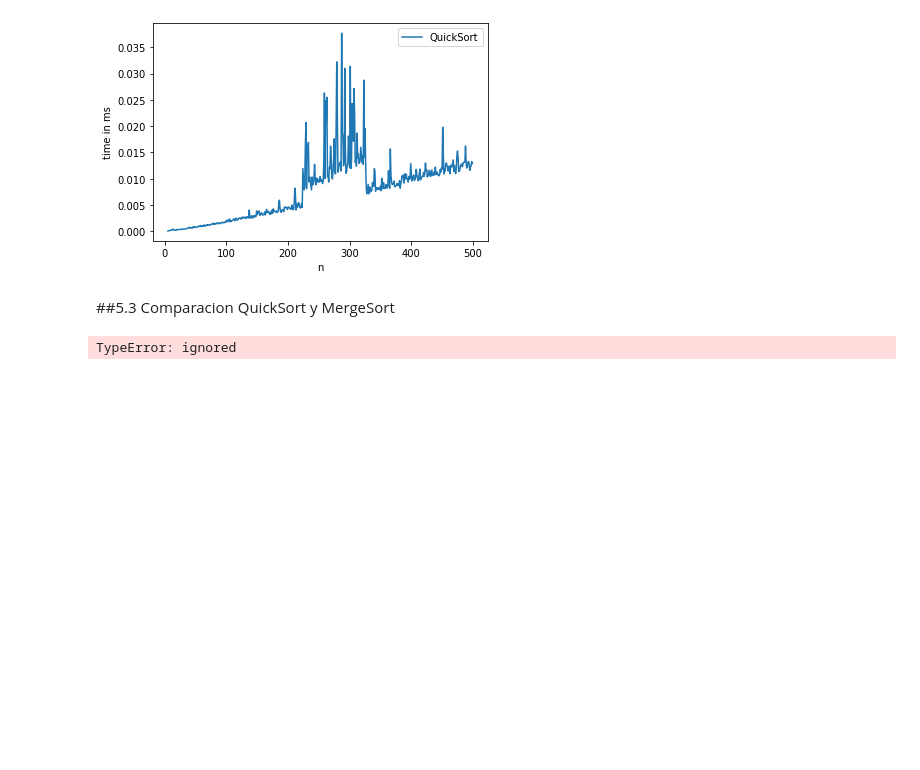
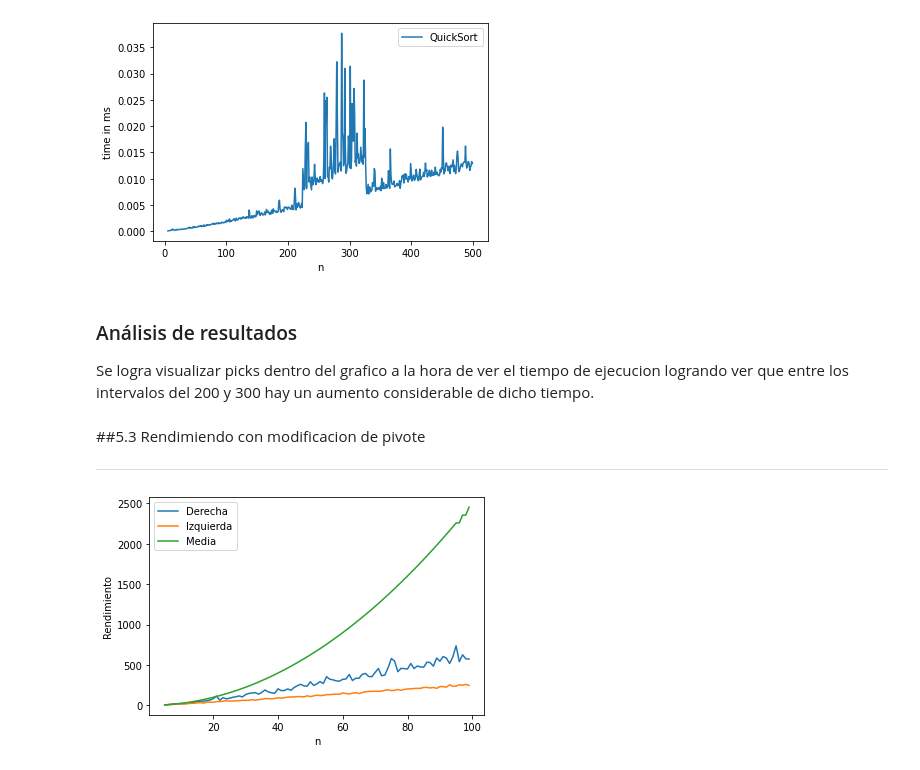
Before and after one commit to AntoniaAcevedo/ADA-Informe, a Jupyter notebook: Informe4_ADA.ipynb, the cells around one changed output. Saved outputs shown, nothing was run; the diff lists cells and outputs as text; code cells hidden in the pictures; blank space fills up the shorter version.

```diff
--- a/Informe4_ADA.ipynb
+++ b/Informe4_ADA.ipynb
@@ -119,0 +351,7 @@ Total de comparaciones realizadas: 6
+# %%
+#Mejor caso (EXTRA)
+a = random.sample(range(1, 100), 1)
+h= len(a) - 1
+t= quicksort(a, 0, h, 0)
+print("Arreglo de uno:",a)
+print("Iteraciones:",t)
@@ -185,5 +451,3 @@ plt.ylabel('time in ms')
 plt.show()
 # %% [output]
 [figure]
-# %% [markdown]
-##5.3 Comparacion QuickSort y MergeSort
@@ -225,29 +454,45 @@ def printList(arr):
+# %% [markdown]
+### Análisis de resultados
+
+Se logra visualizar picks dentro del grafico a la hora de ver el tiempo de ejecucion logrando ver que entre los intervalos del 200 y 300 hay un aumento considerable de dicho tiempo.
+# %% [markdown]
+##5.3 Rendimiendo con modificacion de pivote
+
+---
 # %%
 import matplotlib.pyplot as plt
-from math import log
 
 x=[n for n in range(5,100)]
 
-y_Quick= []
-y_Merge= []
+y_iz = []
+y_der= []
+y_media=[]
 
 for n in range(5,100):
   a = random.sample(range(1, 100), n)
   h= len(a) - 1
   t= quicksort(a, 0, h, 0)
-  y_Quick.append(t)
+  y_der.append(t)
 
 for n in range(5,100):
   a = random.sample(range(1, 100), n)
-  i= merge_sort(a)
-  y_Merge.append(i)
+  h= len(a) - 1
+  t= quick_sort(a, 0, h, 0)
+  y_iz.append(t)
 
-plt.plot(x,y_Quick)
-plt.plot(x,y_Merge)
-plt.legend(["QuickSort","MergeSort"])
+for n in range(5,100):
+  a = random.sample(range(1, 100), n)
+  h= len(a) - 1
+  t= Quick_sort(a, 0, h, 0)
+  y_media.append(t)
+
+plt.plot(x,y_der)
+plt.plot(x,y_iz)
+plt.plot(x,y_media)
+plt.legend(["Derecha", "Izquierda","Media"])
 
 plt.xlabel('n')
-plt.ylabel('Número de operaciones')
+plt.ylabel('Rendimiento')
 plt.show()
 # %% [output]
-TypeError: ignored
+[figure, added]
```
Also changed, not shown: parts of 33 cells of this notebook.
